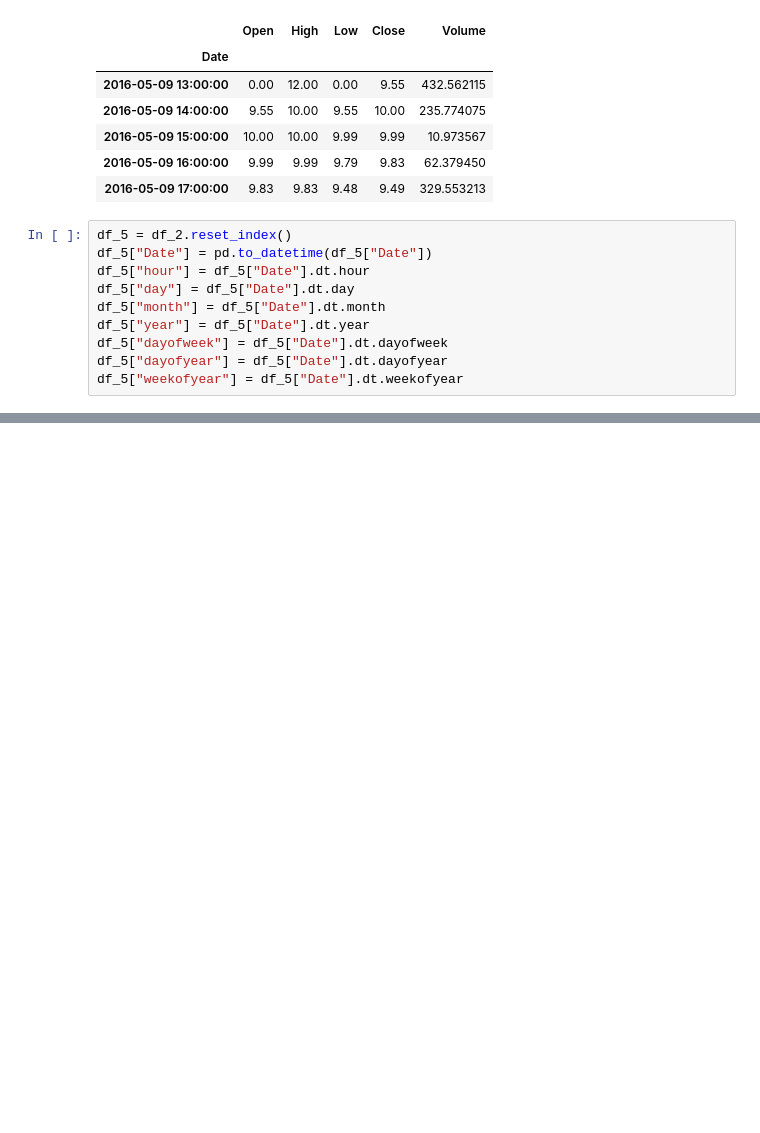
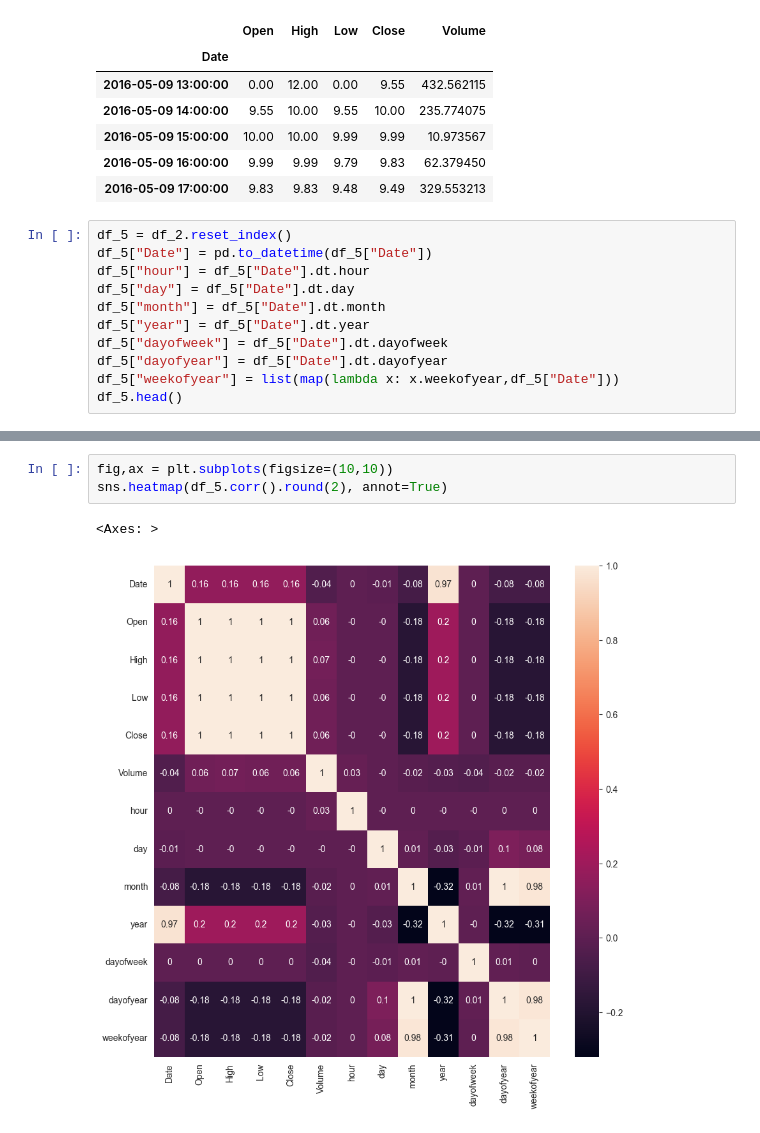
Before and after one commit to amith-vardhan99/udemy, a Jupyter notebook: Ethereum Price Prediction using GRU-LSTMs for Forecasting/notebook.ipynb, the cells around one changed output, grey strips where cells are left out. Drawn from its saved outputs; the diff is of its cells as text; blank space fills up the shorter version.

```diff
--- a/Ethereum Price Prediction using GRU-LSTMs for Forecasting/notebook.ipynb
+++ b/Ethereum Price Prediction using GRU-LSTMs for Forecasting/notebook.ipynb
@@ -147,5 +147,6 @@ df_5["month"] = df_5["Date"].dt.month
 df_5["year"] = df_5["Date"].dt.year
 df_5["dayofweek"] = df_5["Date"].dt.dayofweek
 df_5["dayofyear"] = df_5["Date"].dt.dayofyear
-df_5["weekofyear"] = df_5["Date"].dt.weekofyear
+df_5["weekofyear"] = list(map(lambda x: x.weekofyear,df_5["Date"]))
+df_5.head()
 # %% [output]
@@ -152,0 +159,6 @@ AttributeError: 'DatetimeProperties' object has no attribute 'weekofyear'
+# %%
+fig,ax = plt.subplots(figsize=(10,10))
+sns.heatmap(df_5.corr().round(2), annot=True)
+# %% [output]
+<Axes: >
+[figure, added]
```
Also changed, not shown: parts of 6 cells of this notebook.
